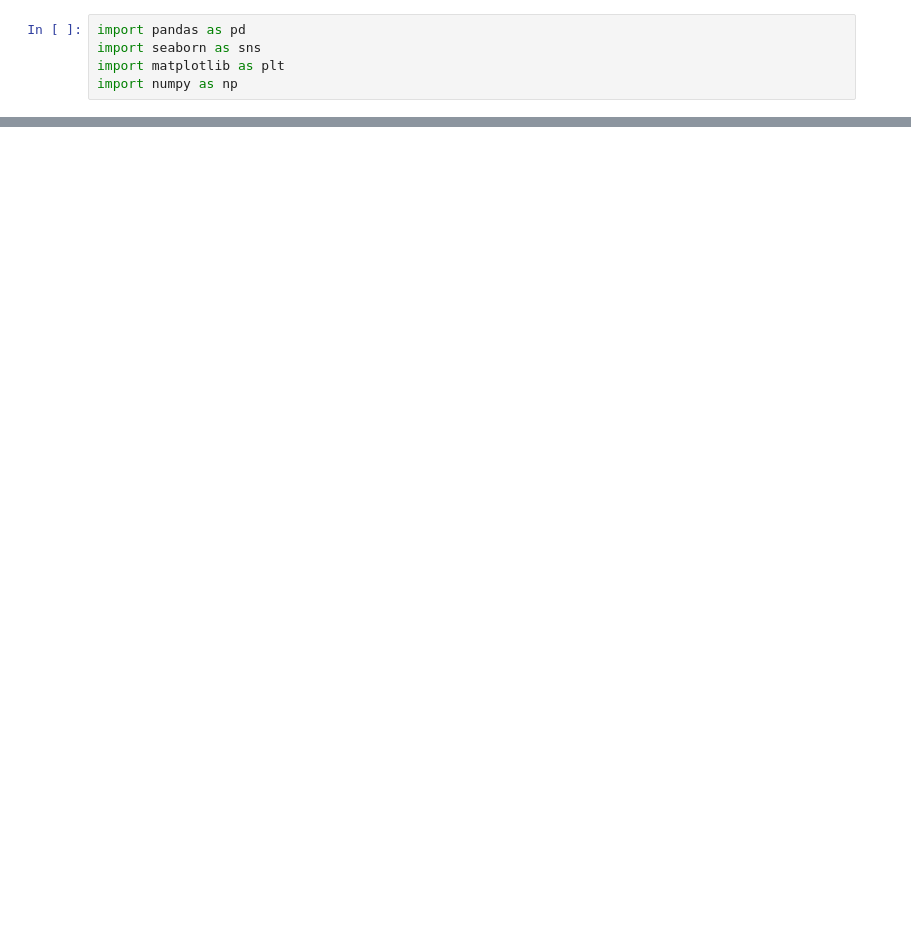
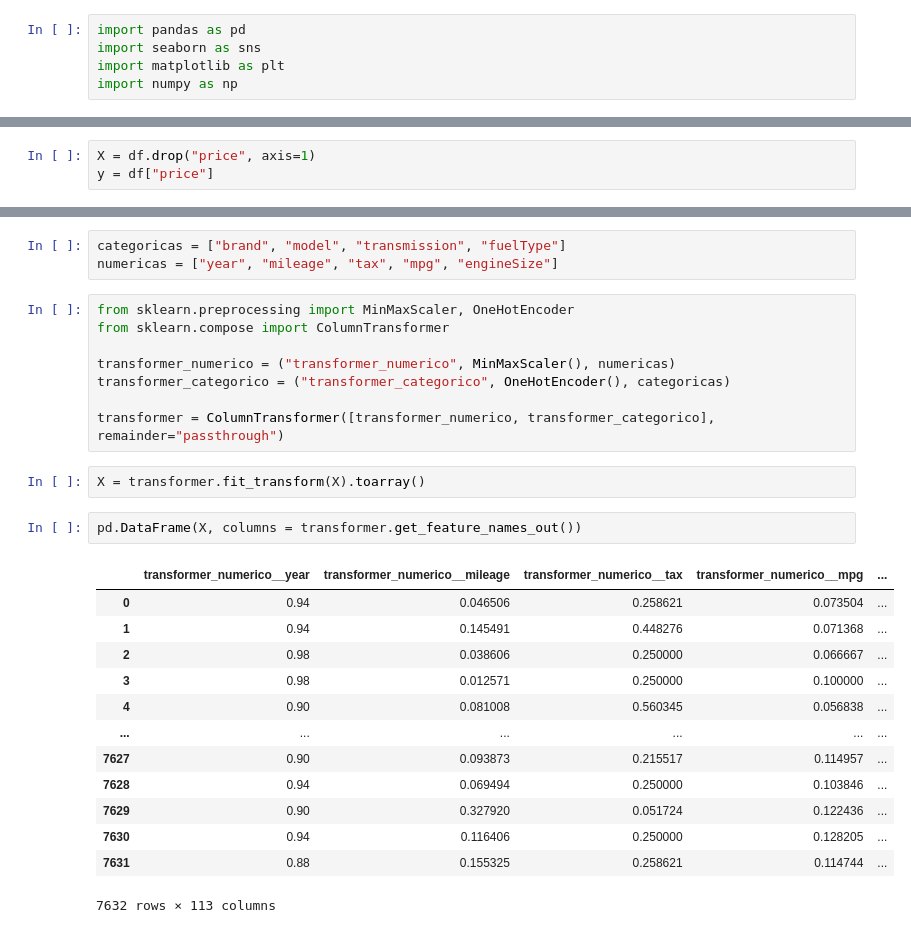
Before and after one commit to Factoria-F5-AI-Bootcamp-1-Edicion/NY_Airbnb, a Jupyter notebook: transformer_modeloIA_usedcar.ipynb, the cells around one changed output, grey strips where cells are left out. Drawn from its saved outputs; the diff is of its cells as text; blank space fills up the shorter version.

```diff
--- a/transformer_modeloIA_usedcar.ipynb
+++ b/transformer_modeloIA_usedcar.ipynb
@@ -15,0 +44,3 @@ df.head()
+# %%
+X = df.drop("price", axis=1)
+y = df["price"]
@@ -15,0 +65,29 @@ df.head()
+# %%
+categoricas = ["brand", "model", "transmission", "fuelType"]
+numericas = ["year", "mileage", "tax", "mpg", "engineSize"]
+# %%
+from sklearn.preprocessing import MinMaxScaler, OneHotEncoder
+from sklearn.compose import ColumnTransformer
+
+transformer_numerico = ("transformer_numerico", MinMaxScaler(), numericas)
+transformer_categorico = ("transformer_categorico", OneHotEncoder(), categoricas)
+
+transformer = ColumnTransformer([transformer_numerico, transformer_categorico], remainder="passthrough")
+# %%
+X = transformer.fit_transform(X).toarray()
+# %%
+pd.DataFrame(X, columns = transformer.get_feature_names_out())
+# %% [output]
+|  | transformer_numerico__year | transformer_numerico__mileage | transformer_numerico__tax | transformer_numerico__mpg | ... |
+| 0 | 0.94 | 0.046506 | 0.258621 | 0.073504 | ... |
+| 1 | 0.94 | 0.145491 | 0.448276 | 0.071368 | ... |
+| 2 | 0.98 | 0.038606 | 0.250000 | 0.066667 | ... |
+| 3 | 0.98 | 0.012571 | 0.250000 | 0.100000 | ... |
+| 4 | 0.90 | 0.081008 | 0.560345 | 0.056838 | ... |
+| ... | ... | ... | ... | ... | ... |
+| 7627 | 0.90 | 0.093873 | 0.215517 | 0.114957 | ... |
+| 7628 | 0.94 | 0.069494 | 0.250000 | 0.103846 | ... |
+| 7629 | 0.90 | 0.327920 | 0.051724 | 0.122436 | ... |
+| 7630 | 0.94 | 0.116406 | 0.250000 | 0.128205 | ... |
+| 7631 | 0.88 | 0.155325 | 0.258621 | 0.114744 | ... |
+7632 rows × 113 columns
```
Also changed, not shown: parts of 15 cells of this notebook, 1 other file.
